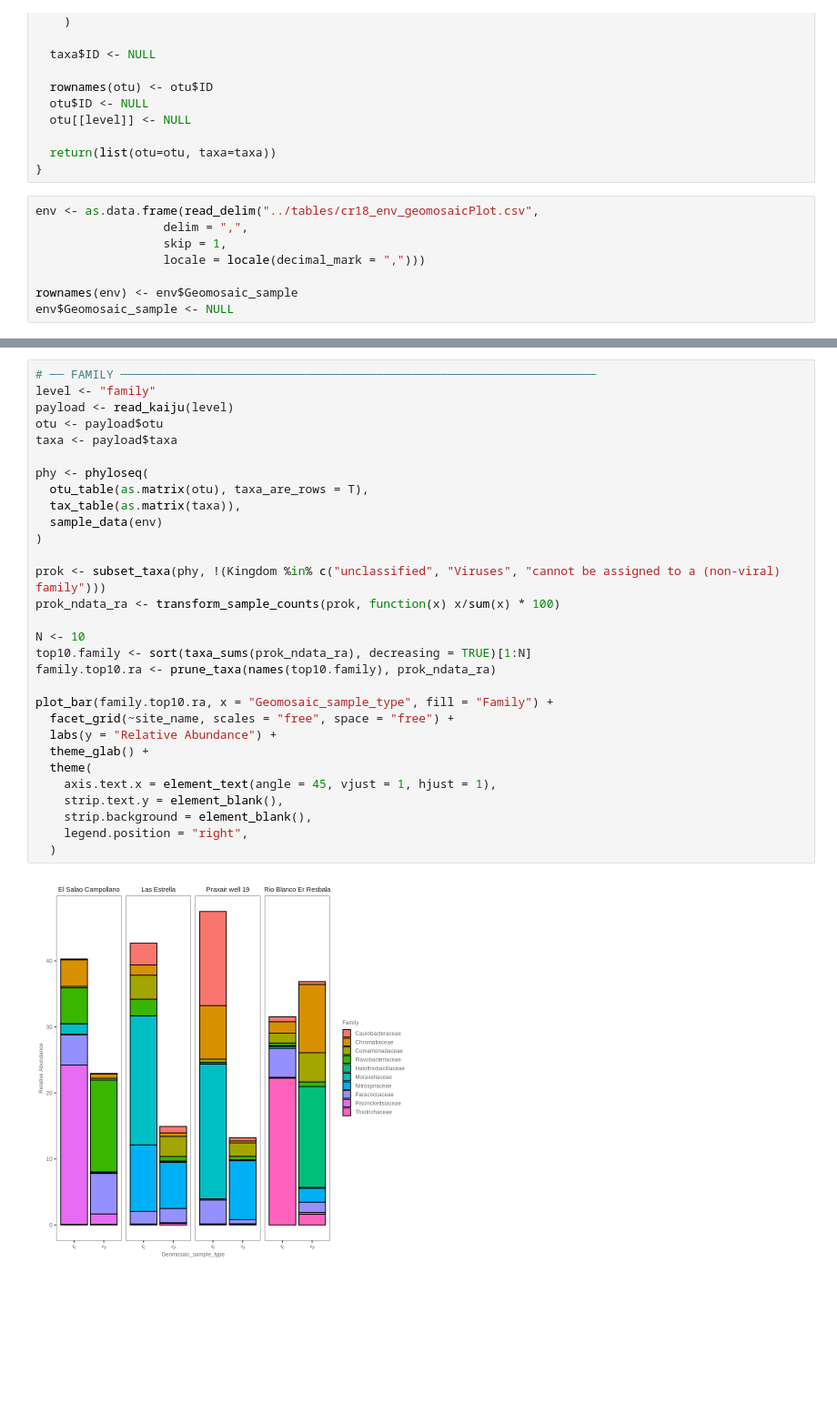
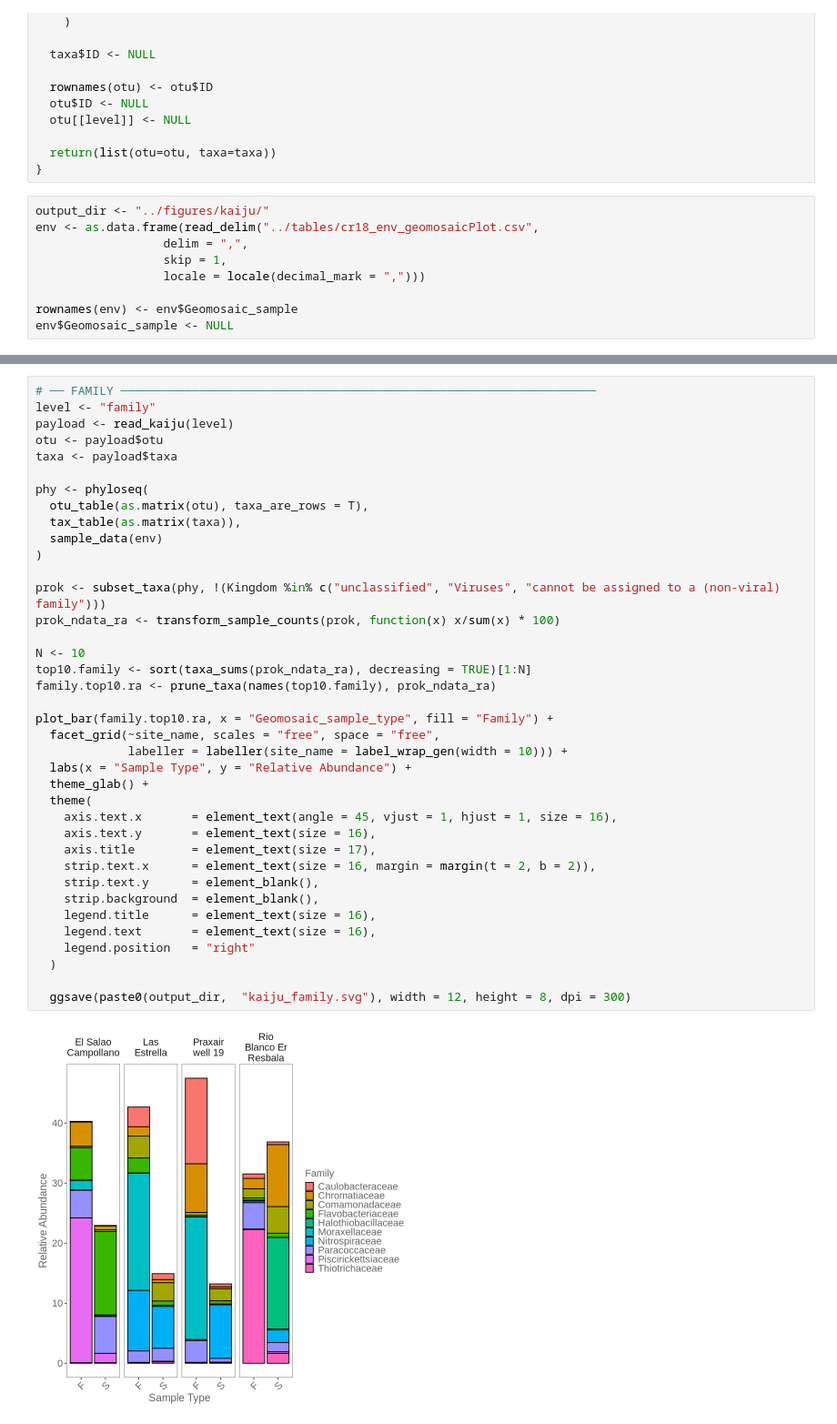
Before and after one commit to giovannellilab/geomosaic_cookbook, a Jupyter notebook: notebooks/geomosaic_kaiju.ipynb, the cells around one changed output, grey strips where cells are left out. Shown at 91% size. Drawn from its saved outputs; the diff is of its cells as text; blank space fills up the shorter version.

Commit message:
Update paths and figure size

```diff
--- a/notebooks/geomosaic_kaiju.ipynb
+++ b/notebooks/geomosaic_kaiju.ipynb
@@ -92,6 +92,7 @@ read_kaiju <- function(level) {
   return(list(otu=otu, taxa=taxa))
 }
 # %%
+output_dir <- "../figures/kaiju/"
 env <- as.data.frame(read_delim("../tables/cr18_env_geomosaicPlot.csv",
                   delim = ",",
                   skip = 1,
@@ -221,35 +250,43 @@ plot_bar(family.top10.ra, x = "Geomosaic_sample_type", fill="Order") +
 # %%
 # ── FAMILY ───────────────────────────────────────────────────────────────────
 level <- "family"
 payload <- read_kaiju(level)
 otu <- payload$otu
 taxa <- payload$taxa
 
 phy <- phyloseq(
   otu_table(as.matrix(otu), taxa_are_rows = T),
   tax_table(as.matrix(taxa)),
   sample_data(env)
 )
 
 prok <- subset_taxa(phy, !(Kingdom %in% c("unclassified", "Viruses", "cannot be assigned to a (non-viral) family")))
 prok_ndata_ra <- transform_sample_counts(prok, function(x) x/sum(x) * 100)
 
 N <- 10
 top10.family <- sort(taxa_sums(prok_ndata_ra), decreasing = TRUE)[1:N]
 family.top10.ra <- prune_taxa(names(top10.family), prok_ndata_ra)
 
 plot_bar(family.top10.ra, x = "Geomosaic_sample_type", fill = "Family") +
-  facet_grid(~site_name, scales = "free", space = "free") +
-  labs(y = "Relative Abundance") +
+  facet_grid(~site_name, scales = "free", space = "free",
+             labeller = labeller(site_name = label_wrap_gen(width = 10))) +
+  labs(x = "Sample Type", y = "Relative Abundance") +
   theme_glab() +
   theme(
-    axis.text.x = element_text(angle = 45, vjust = 1, hjust = 1),
-    strip.text.y = element_blank(),
-    strip.background = element_blank(),
-    legend.position = "right",
+    axis.text.x       = element_text(angle = 45, vjust = 1, hjust = 1, size = 16),
+    axis.text.y       = element_text(size = 16),
+    axis.title        = element_text(size = 17),
+    strip.text.x      = element_text(size = 16, margin = margin(t = 2, b = 2)),
+    strip.text.y      = element_blank(),
+    strip.background  = element_blank(),
+    legend.title      = element_text(size = 16),
+    legend.text       = element_text(size = 16),
+    legend.position   = "right"
   )
+
+  ggsave(paste0(output_dir,  "kaiju_family.svg"), width = 12, height = 8, dpi = 300)
 # %% [output]
-[figure, old version]
+[figure, new version]
 # %%
 # ── GENUS ──────────────────────────────────────────────────────────────────
 level <- "genus"
```
Also changed, not shown: parts of 9 cells of this notebook, 2 other files.
